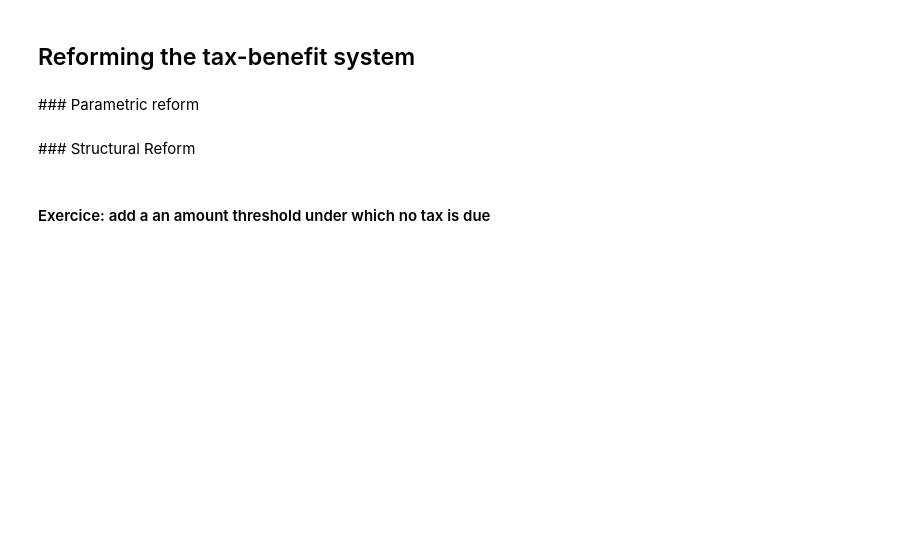
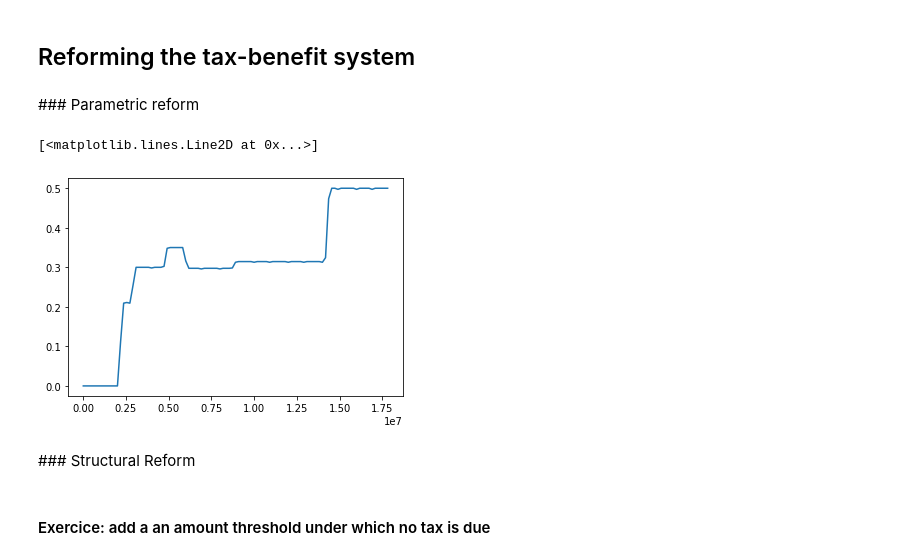
Before and after one commit to benjello/ppd-micro-simulations-and-public-policies, a Jupyter notebook: notebooks/Senegal-exercices-solutions.ipynb, the cells around one changed output. Drawn from its saved outputs; the diff is of its cells as text; code cells hidden in the pictures; blank space fills up the shorter version.

Commit message:
Adapt Senegal notebooks

```diff
--- a/notebooks/Senegal-exercices-solutions.ipynb
+++ b/notebooks/Senegal-exercices-solutions.ipynb
@@ -179,21 +307,22 @@ plt.title(u"Gain fiscal selon le rang de l'enfant", fontsize=20)
 # %% [markdown]
 ### Average tax rate
 # %%
-simulation = tax_benefit_system.new_scenario().init_single_entity(
+simulation = init_single_entity(
+    tax_benefit_system.new_scenario(),
     parent1 = {
-        'est_marie': False,
+        'est_marie': True,
         'conjoint_a_des_revenus': False,
         'nombre_enfants': 0,
         },
     period = year,
-    axes = [
+    axes = [[
         {
             'count': 100,
             'min': 0,
             'max': 18e6,
             'name': 'salaire',
             }
-        ],
+        ]],
     ).new_simulation()
 salaire = simulation.calculate('salaire', period = year)
 impot = simulation.calculate('impot_revenus', period = year)
@@ -227,19 +388,19 @@ plt.plot(salaire[:-1], taux_marginal)
 Add a disposable income variable to the tax-benefit-system
 # %%
 from openfisca_core.model_api import *
-from openfisca_senegal.entities import Individu
+from openfisca_senegal.entities import Person
 
 tax_benefit_system = SenegalTaxBenefitSystem()
 
 class revenu_disponible(Variable):
     definition_period = YEAR
-    entity = Individu
+    entity = Person
     value_type = float
 
-    def formula(individu, period):
-        salaire = individu('salaire', period)
-        pension_retraite = individu('pension_retraite', period)
-        impot_revenus = individu('impot_revenus', period)
+    def formula(person, period):
+        salaire = person('salaire', period)
+        pension_retraite = person('pension_retraite', period)
+        impot_revenus = person('impot_revenus', period)
         return salaire + pension_retraite - impot_revenus
 
 
@@ -279,5 +447,3 @@ plt.plot(salaire[1:], marginal_rate(revenu_disponible, salaire))
 ## Reforming the tax-benefit system
 # %% [markdown]
 ### Parametric reform
-# %%
-parameters = tax_benefit_system.parameters
@@ -288,38 +450,40 @@ threshold.update()
 # %%
-print(year)
-def f(parameters):
-    parameters.bareme_impot_progressif[5].rate.update(period = period(year), value = .5)
+def modify_parameters(parameters):
+    parameters.prelevements_obligatoires.impots_directs.bareme_impot_progressif[5].rate.update(period = period(year), value = .5)
     return parameters
 
 class tax_the_rich(Reform):
     name = u"Tax last bracket at 50%"
 
     def apply(self):
-        self.modify_parameters(modifier_function = f)
+        self.modify_parameters(modifier_function = modify_parameters)
 # %%
 reformed_tax_benefit_system = tax_the_rich(tax_benefit_system)
 # %%
-simulation = reformed_tax_benefit_system.new_scenario().init_single_entity(
+simulation = init_single_entity(
+    reformed_tax_benefit_system.new_scenario(),
     parent1 = {
         'est_marie': True,
         'conjoint_a_des_revenus': False,
         'nombre_enfants': 0,
         },
     period = year,
-    axes = [
+    axes = [[
         {
             'count': 100,
             'min': 0,
             'max': 18e6,
             'name': 'salaire',
             }
-
-    ],
+        ]],
     ).new_simulation()
 salaire = simulation.calculate('salaire', period = year)
 impot = simulation.calculate('impot_revenus', period = year)
 taux_marginal =  (impot[:-1] - impot[1:]) / (salaire[:-1] - salaire[1:] )  # We avoid the first point
 plt.plot(salaire[:-1], taux_marginal)
+# %% [output]
+[<matplotlib.lines.Line2D at 0x...>]
+[figure, added]
 # %% [markdown]
 ### Structural Reform
 # %% [markdown]
```
Also changed, not shown: parts of 40 cells of this notebook, 3 other files.
